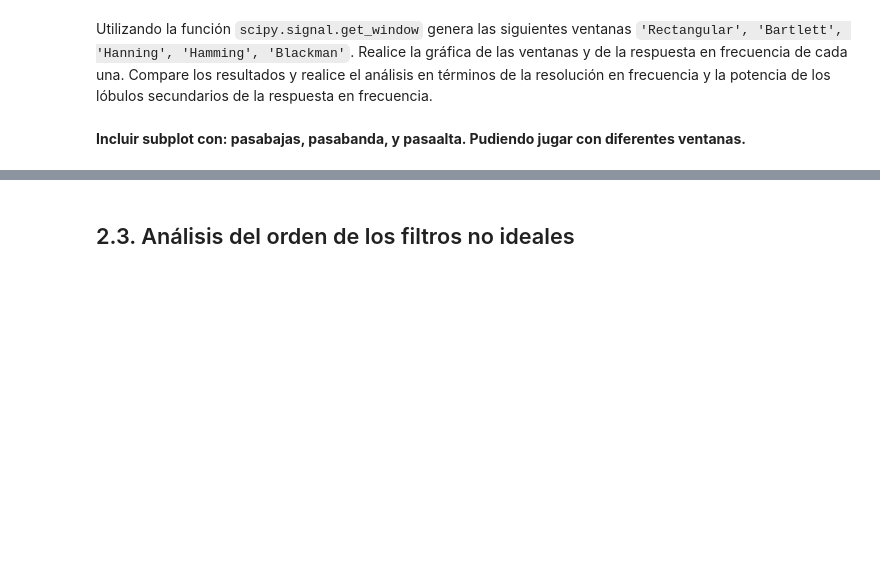
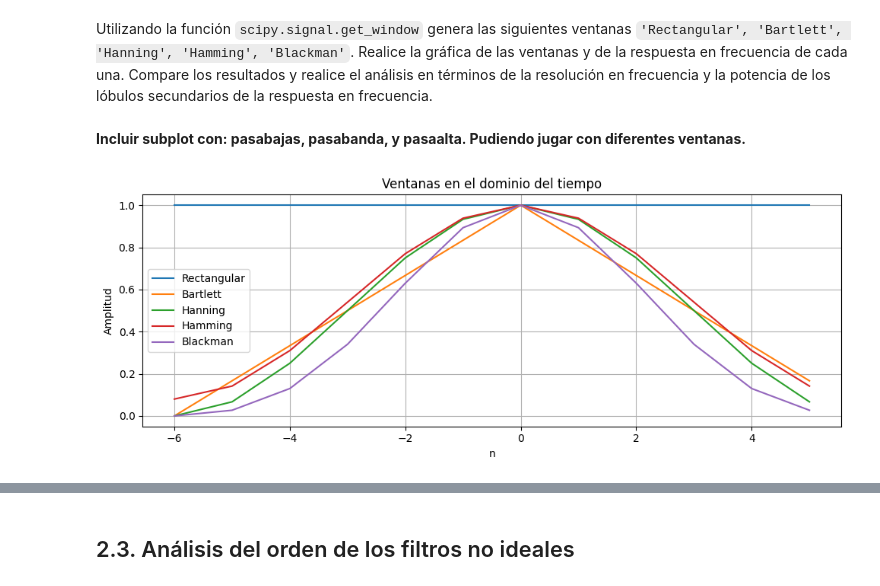
Before and after one commit to jbcgames/Lab_5_senales, a Jupyter notebook: Lab_5_Filtros_Estudiante.ipynb, the cells around one changed output, grey strips where cells are left out. Drawn from its saved outputs; the diff is of its cells as text; code cells hidden in the pictures; blank space fills up the shorter version.

```diff
--- a/Lab_5_Filtros_Estudiante.ipynb
+++ b/Lab_5_Filtros_Estudiante.ipynb
@@ -186,3 +264,84 @@ Hint: considere la función "scypi.signal.freqz" para calcular la respuesta en f
 Utilizando la función `scipy.signal.get_window` genera las siguientes ventanas `'Rectangular', 'Bartlett', 'Hanning', 'Hamming', 'Blackman'`. Realice la gráfica de las ventanas y de la respuesta en frecuencia de cada una. Compare los resultados y realice el análisis en términos de la resolución en frecuencia y la potencia de los lóbulos secundarios de la respuesta en frecuencia.
 # %% [markdown]
 **Incluir subplot con: pasabajas, pasabanda, y pasaalta. Pudiendo jugar con diferentes ventanas.**
+# %%
+import numpy as np
+import matplotlib.pyplot as plt
+from scipy.signal import get_window, freqz
+
+# Configuración general
+fs = 8000          # Frecuencia de muestreo
+fc = 1000          # Frecuencia de corte (para pb y pa)
+BW = 500           # Ancho de banda
+wc = 2 * np.pi * fc / fs
+BWn = 2 * np.pi * BW / fs
+
+# Orden del filtro (aseguramos impar para simetría)
+M = int(4 / BWn)
+if M % 2 == 0:
+    M += 1
+
+n = np.arange(-M//2, M//2 + 1)
+ventanas = ['boxcar', 'bartlett', 'hann', 'hamming', 'blackman']
+ventanas_nom = ['Rectangular', 'Bartlett', 'Hanning', 'Hamming', 'Blackman']
+
+# Función sinc pasa-bajas
+def ideal_lp(wc, n):
+    h = (wc / np.pi) * np.sinc((wc / np.pi) * n)
+    h[len(n)//2] = wc / np.pi
+    return h
+
+# Pasa-banda
+def ideal_bp(wc1, wc2, n):
+    h = ideal_lp(wc2, n) - ideal_lp(wc1, n)
+    h[len(n)//2] = (wc2 - wc1) / np.pi
+    return h
+
+# Pasa-altas
+def ideal_hp(wc, n):
+    h = -ideal_lp(wc, n)
+    h[len(n)//2] = 1 - wc / np.pi
+    return h
+
+# Calcular respuestas
+filters = {
+    'Pasa-bajas': ideal_lp(wc, n),
+    'Pasa-banda': ideal_bp(2*np.pi*1500/fs, 2*np.pi*2500/fs, n),
+    'Pasa-altas': ideal_hp(wc, n)
+}
+
+# Gráfica de las ventanas
+plt.figure(figsize=(10, 4))
+for i, win in enumerate(ventanas):
+    w = get_window(win, M + 1)
+    plt.plot(n, w, label=ventanas_nom[i])
+plt.title("Ventanas en el dominio del tiempo")
+plt.xlabel("n")
+plt.ylabel("Amplitud")
+plt.legend()
+plt.grid()
+plt.tight_layout()
+plt.show()
+
+# Respuestas en frecuencia para cada tipo de filtro y ventana
+import matplotlib.pyplot as plt
+fig, axs = plt.subplots(len(filters), len(ventanas), figsize=(18, 9), sharex=True, sharey=True)
+
+for row, (tipo, h_ideal) in enumerate(filters.items()):
+    for col, win_name in enumerate(ventanas):
+        ventana = get_window(win_name, M + 1)
+        h_win = h_ideal * ventana
+        w, H = freqz(h_win, worN=1024, fs=fs)
+        axs[row, col].plot(w, 20 * np.log10(np.abs(H) + 1e-6))
+        if row == 0:
+            axs[row, col].set_title(ventanas_nom[col])
+        if col == 0:
+            axs[row, col].set_ylabel(f"{tipo}\nMagnitud (dB)")
+        axs[row, col].grid(True)
+        axs[row, col].set_ylim([-100, 5])
+
+plt.xlabel("Frecuencia (Hz)")
+plt.tight_layout()
+plt.show()
+# %% [output]
+[figure, added]
```
Also changed, not shown: parts of 10 cells of this notebook.
